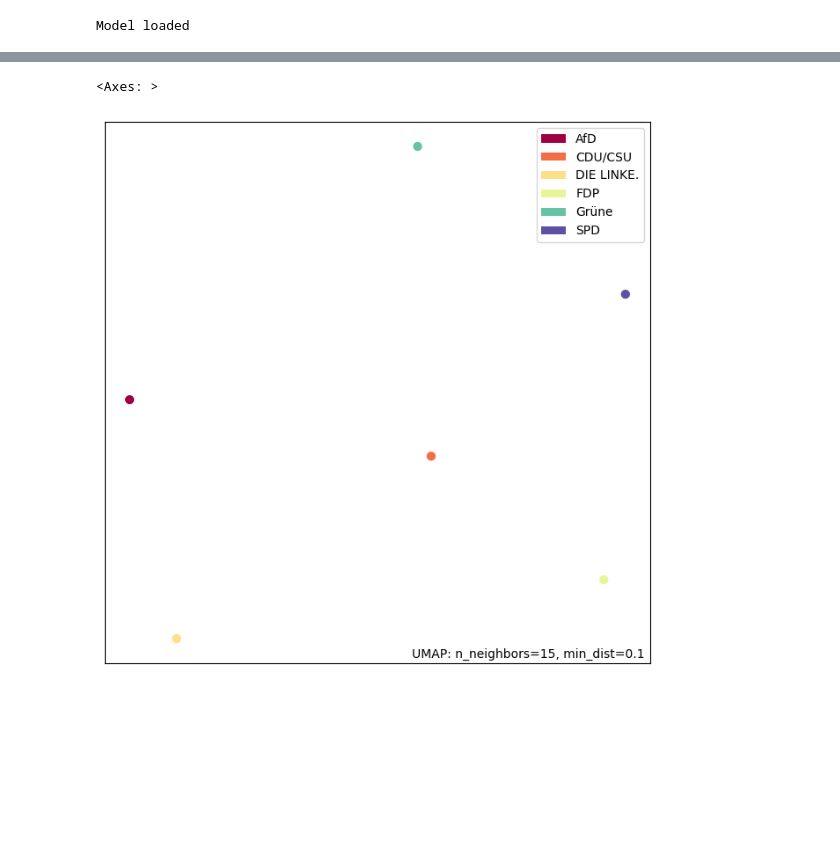
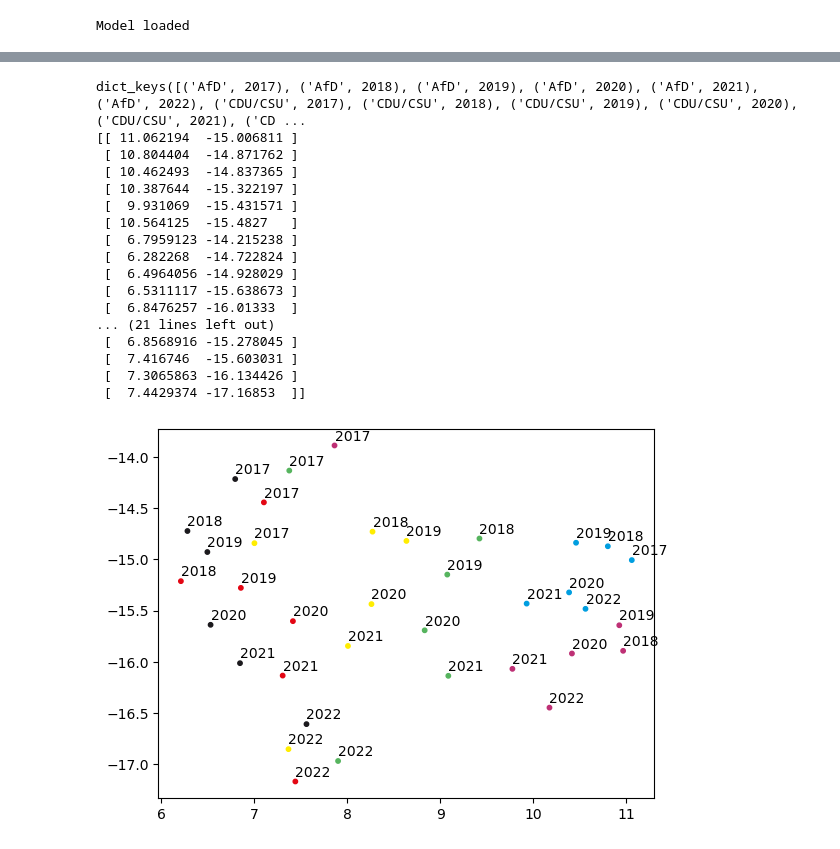
Before and after one commit to bobzoob/nlp-project, a Jupyter notebook: OpenDiscourse Test.ipynb, the cells around one changed output, grey strips where cells are left out. Cells and saved outputs as stored; diff of their text form; code cells hidden in the pictures; blank space fills up the shorter version.

Commit message:
Graph prototype with data per year

```diff
--- a/OpenDiscourse Test.ipynb
+++ b/OpenDiscourse Test.ipynb
@@ -50,11 +50,11 @@ print(speeches)
 9  '0':60 '1':32,92,239 '10':244 '1851':320 '1875...
 # %%
 speeches = pd.read_sql_query("""
-    SELECT speech_content, factions.abbreviation, electoral_term, date
+    SELECT speech_content, factions.abbreviation as faction, electoral_term, date_part('year', date)::int as year
     FROM open_discourse.speeches
     JOIN open_discourse.factions ON factions.id = speeches.faction_id
     WHERE faction_id <> -1 AND faction_id <> 16
-    AND electoral_term = 20
+    AND electoral_term IN (19, 20)
     """, db)
 print(speeches.shape)
 print(speeches.head())
@@ -99,8 +92,55 @@ UMAP(tqdm_kwds={'bar_format': '{desc}: {percentage:3.0f}%| {bar} {n_fmt}/{total_
+# %%
+speech_indices_by_faction_and_year = speeches.groupby(["faction", "year"]).groups
+
+embedding_averages = {
+    faction_and_year: np.mean(embeddings[indices], axis=0)
+    for faction_and_year, indices in speech_indices_by_faction_and_year.items()
+}
+print(embedding_averages.keys())
+
+reduced_embeddings = umap.UMAP().fit_transform(list(embedding_averages.values()))
+print(reduced_embeddings)
+# %% [output]
+dict_keys([('AfD', 2017), ('AfD', 2018), ('AfD', 2019), ('AfD', 2020), ('AfD', 2021), ('AfD', 2022), ('CDU/CSU', 2017), ('CDU/CSU', 2018), ('CDU/CSU', 2019), ('CDU/CSU', 2020), ('CDU/CSU', 2021), ('CD ...
+[[ 11.062194  -15.006811 ]
+ [ 10.804404  -14.871762 ]
+ [ 10.462493  -14.837365 ]
+ [ 10.387644  -15.322197 ]
+ [  9.931069  -15.431571 ]
+ [ 10.564125  -15.4827   ]
+ [  6.7959123 -14.215238 ]
+ [  6.282268  -14.722824 ]
+ [  6.4964056 -14.928029 ]
+ [  6.5311117 -15.638673 ]
+ [  6.8476257 -16.01333  ]
+... (21 lines left out)
+ [  6.8568916 -15.278045 ]
+ [  7.416746  -15.603031 ]
+ [  7.3065863 -16.134426 ]
+ [  7.4429374 -17.16853  ]]
 # %%
-import umap.plot
+import matplotlib.pyplot as plt
 
-faction_labels = pd.DataFrame({"factions": embedding_averages.keys()})["factions"]
-umap.plot.points(reducer, labels=faction_labels)
+colours = {
+    "AfD": "#009ee0",
+    "CDU/CSU": "#1b191d",
+    "DIE LINKE.": "#be3075",
+    "FDP": "#ffed00",
+    "Grüne": "#56b45e",
+    "SPD": "#e30613"
+}
+keys = list(embedding_averages.keys())
+
+scatter = plt.scatter(reduced_embeddings[:, 0], reduced_embeddings[:, 1], c=[colours[key[0]] for key in keys], s=10)
+
+for i, embedding in enumerate(reduced_embeddings):
+    plt.annotate(keys[i][1], (embedding[0], embedding[1] + 0.05))
+#plt.legend(*scatter.legend_elements())
+plt.show()
+
+#import umap.plot
+
+#faction_labels = pd.DataFrame({"factions": [f'{key[0]} {key[1]}' for key in embedding_averages.keys()]})["factions"]
+#umap.plot.points(reducer, labels=faction_labels)
 # %% [output]
-<Axes: >
-[figure, old version]
+[figure, new version]
```
Also changed, not shown: parts of 2 cells of this notebook.
